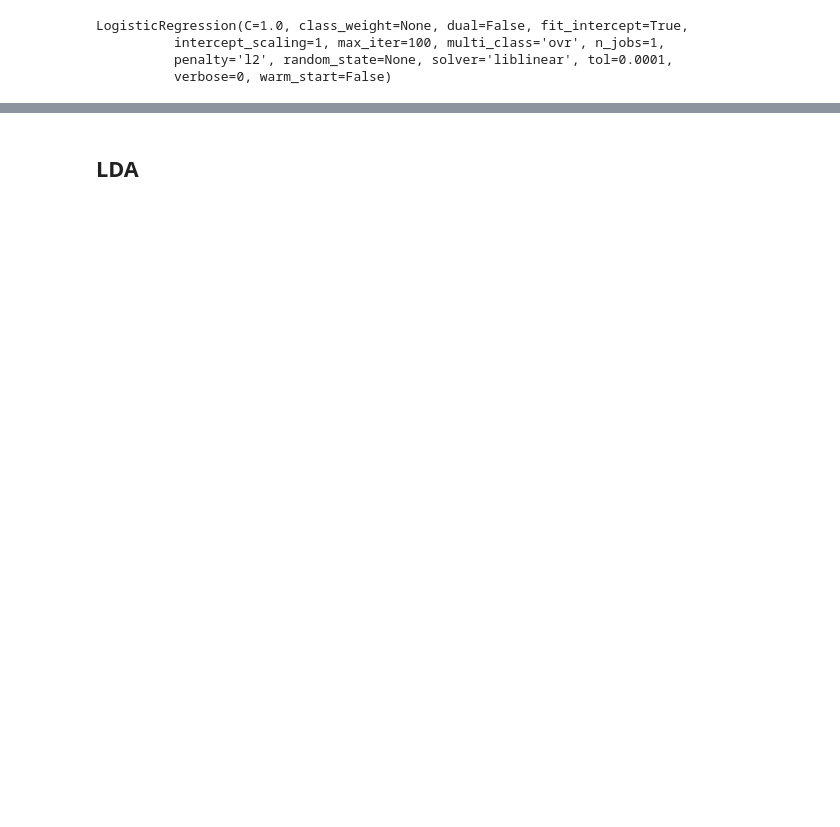
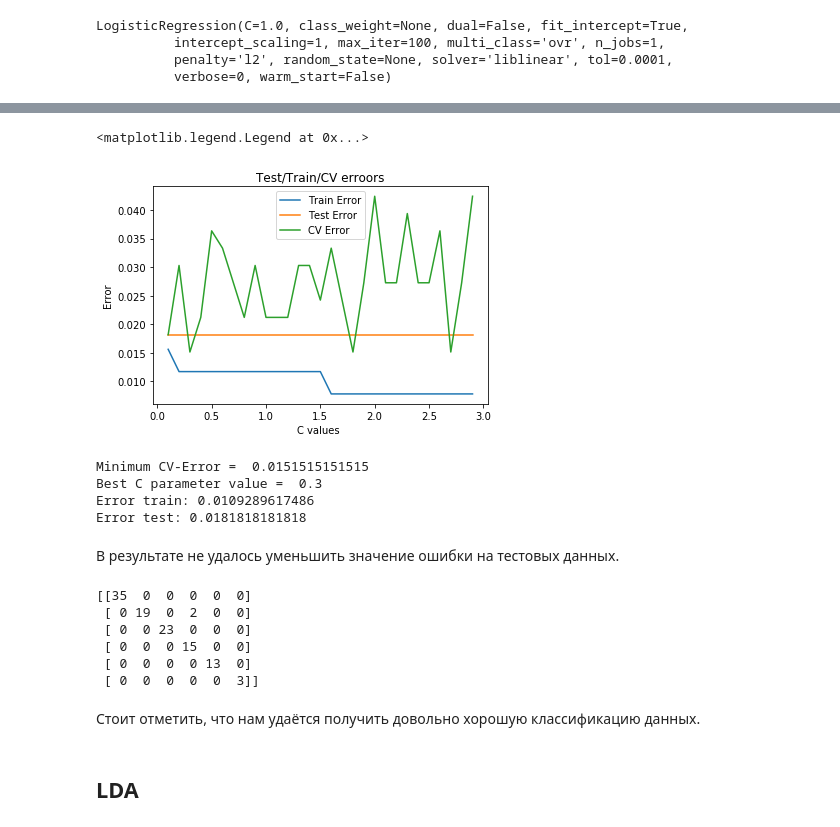
Before and after one commit to lobiviam/methods-of-data-analysis, a Jupyter notebook: Dermatology.ipynb, the cells around one changed output, grey strips where cells are left out. Saved outputs shown, nothing was run; the diff lists cells and outputs as text; code cells hidden in the pictures; blank space fills up the shorter version.

```diff
--- a/Dermatology.ipynb
+++ b/Dermatology.ipynb
@@ -636,7 +699,7 @@ import mysk
 from sklearn.linear_model import LogisticRegression
 # %%
 logistic_model = LogisticRegression()
-logistic_model.fit(X, y)
+logistic_model.fit(X_train, y_train)
 # %% [output]
 LogisticRegression(C=1.0, class_weight=None, dual=False, fit_intercept=True,
           intercept_scaling=1, max_iter=100, multi_class='ovr', n_jobs=1,
@@ -672,2 +739,55 @@ print(logistic_model.intercept_)
+# %%
+errs_train, errs_test, errs_cv = [], [], []
+C_values = np.arange (0.1, 3, 0.1)
+for c in C_values:
+    logistic_model = LogisticRegression(C=c)
+    logistic_model.fit(X_train, y_train)
+    errs_train.append( np.mean(y_train != logistic_model.predict(X_train)))
+    errs_test.append(np.mean(y_test  != logistic_model.predict(X_test)))
+
+    cross_val = ShuffleSplit(n_splits=3, test_size=0.3)
+    accuracy = cross_val_score(logistic_model, X, y, cv=cross_val, scoring='accuracy')
+    errs_cv.append(1-accuracy.mean())
+# %%
+plt.plot(C_values,errs_train, label='Train Error')
+plt.plot(C_values,errs_test, label='Test Error')
+plt.plot(C_values, errs_cv, label='CV Error')
+plt.title('Test/Train/CV erroors')
+plt.xlabel('C values ')
+plt.ylabel('Error')
+plt.legend()
+# %% [output]
+<matplotlib.legend.Legend at 0x...>
+[figure, added]
+# %%
+min_cv_error = min(errs_cv)
+print'Minimum CV-Error = ',min_cv_error
+best_C_value = C_values[errs_cv.index(min_cv_error)]
+print'Best C parameter value = ', best_C_value
+logistic_model = LogisticRegression(C=c)
+logistic_model.fit(X_train, y_train)
+logistic_model_err_train = np.mean(y != logistic_model.predict(X))
+logistic_model_err_test = np.mean(y_test != logistic_model.predict(X_test))
+print 'Error train:', logistic_model_err_train
+print 'Error test:', logistic_model_err_test
+# %% [output]
+Minimum CV-Error =  0.0151515151515
+Best C parameter value =  0.3
+Error train: 0.0109289617486
+Error test: 0.0181818181818
+# %% [markdown]
+В результате не удалось уменьшить значение ошибки на тестовых данных.
+# %%
+from sklearn.metrics import confusion_matrix
+print(confusion_matrix(logistic_model.predict(X_test), y_test))
+# %% [output]
+[[35  0  0  0  0  0]
+ [ 0 19  0  2  0  0]
+ [ 0  0 23  0  0  0]
+ [ 0  0  0 15  0  0]
+ [ 0  0  0  0 13  0]
+ [ 0  0  0  0  0  3]]
+# %% [markdown]
+Стоит отметить, что нам удаётся получить довольно хорошую классификацию данных.
 # %% [markdown]
 ## LDA
```
Also changed, not shown: parts of 90 cells of this notebook.
